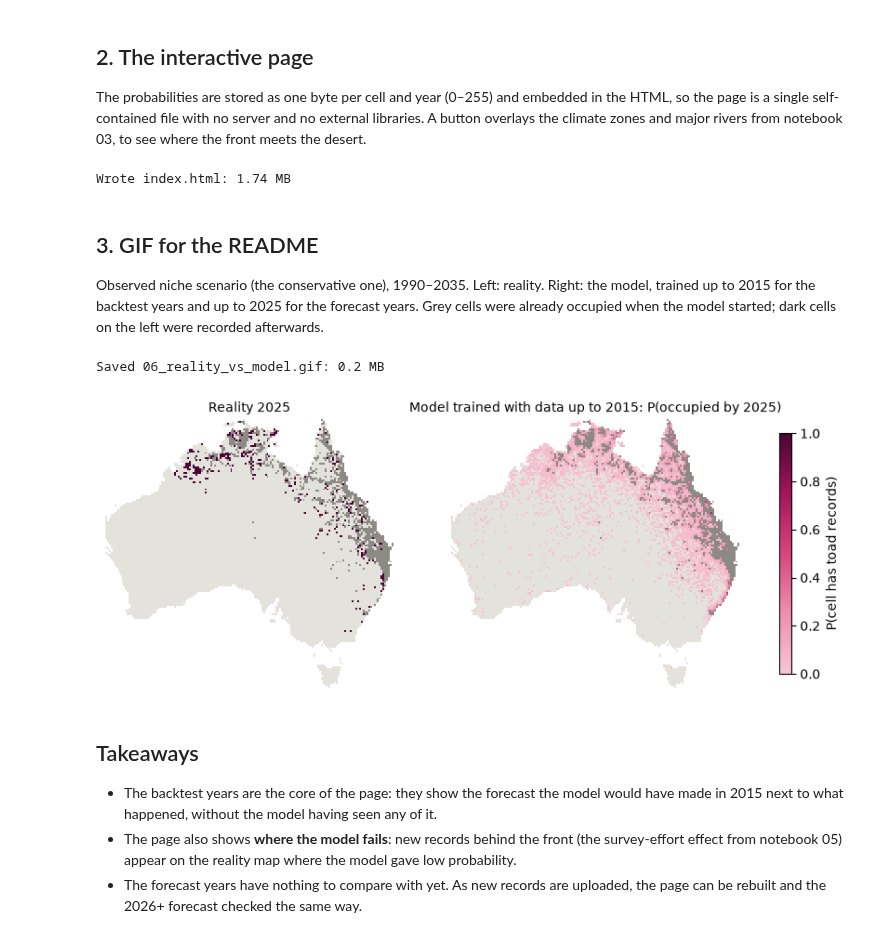
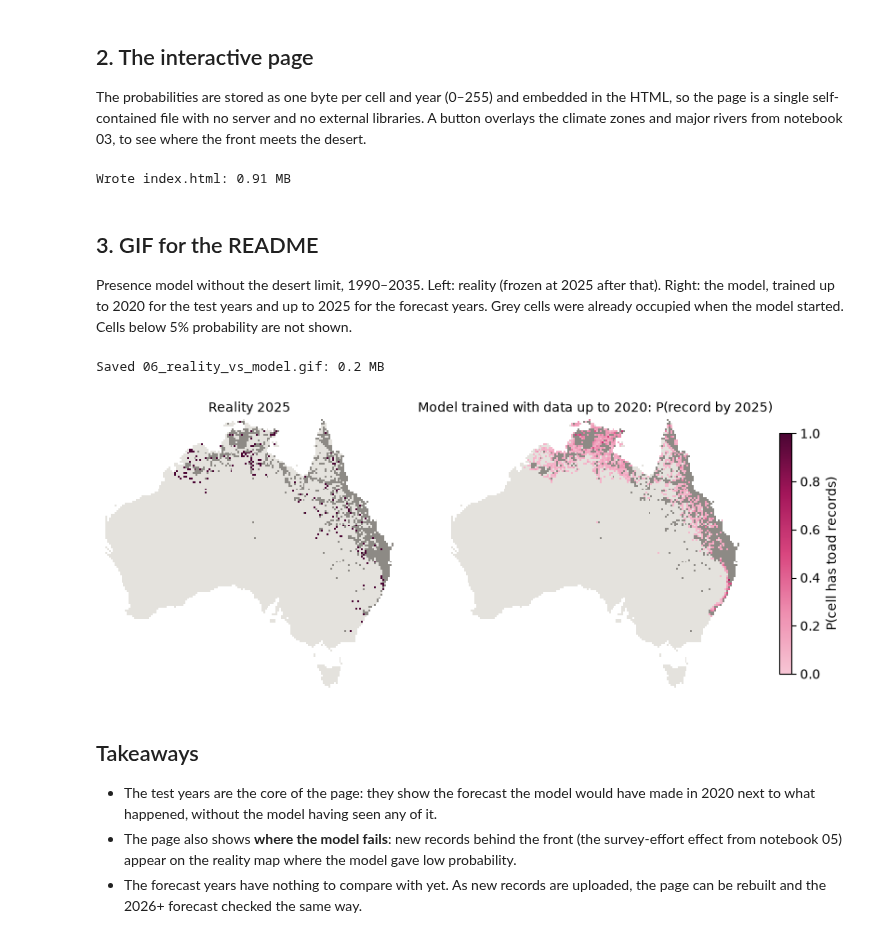
Before and after one commit to shalomilan/cane-toad-invasion, a Jupyter notebook: notebooks/06_reality_vs_model.ipynb, the cells around one changed output. Saved outputs shown, nothing was run; the diff lists cells and outputs as text; code cells hidden in the pictures.

```diff
--- a/notebooks/06_reality_vs_model.ipynb
+++ b/notebooks/06_reality_vs_model.ipynb
@@ -31,19 +34,20 @@ FIGURES = PROJECT_ROOT / "figures"
 SITE = PROJECT_ROOT / "docs"
 CELL_SIZE_M = 25_000
 CELL_KM2 = (CELL_SIZE_M / 1000) ** 2
-SCENARIOS = ["observed niche", "expanded niche", "observed niche, desert limit", "expanded niche, desert limit"]
-BACKTEST_YEARS = range(2016, 2026)
+SCENARIOS = ["presence model", "presence model, desert limit"]
+BACKTEST_YEARS = range(2021, 2026)
 FORECAST_YEARS = range(2026, 2036)
 MAP_RIVER_DISCHARGE_M3S = 20
 
 file_name = {s: s.replace(", ", "_").replace(" ", "_") for s in SCENARIOS}
-backtest = {s: pd.read_csv(PROCESSED / f"backtest_{file_name[s]}.csv") for s in SCENARIOS}
-forecast = {s: pd.read_csv(PROCESSED / f"forecast_{file_name[s]}.csv") for s in SCENARIOS}
-summary = pd.concat([pd.read_csv(PROCESSED / "simulation_summary_by_year.csv"),
-                     pd.read_csv(PROCESSED / "simulation_summary_by_year_desert_limit.csv")])
+backtest = {s: pd.read_csv(PROCESSED / f"backtest_records_{file_name[s]}.csv") for s in SCENARIOS}
+forecast = {s: pd.read_csv(PROCESSED / f"forecast_presence_{file_name[s]}.csv") for s in SCENARIOS}
+summary = pd.read_csv(PROCESSED / "simulation_summary_by_year_presence.csv")
+summary = summary.loc[((summary["period"] == "backtest") & (summary["measure"] == "records"))
+                      | ((summary["period"] == "forecast") & (summary["measure"] == "presence"))].drop(columns="measure")
 assert set(summary["scenario"]) == set(SCENARIOS)
 
-cells = forecast["observed niche"][["cx", "cy", "lon", "lat", "first_year"]]
+cells = forecast[SCENARIOS[0]][["cx", "cy", "lon", "lat", "first_year"]]
 for table in [*backtest.values(), *forecast.values()]:
     assert table[["cx", "cy"]].equals(cells[["cx", "cy"]]), "All tables must share the same cell order"
 print(f"{len(cells):,} cells; {np.isfinite(cells['first_year']).sum():,} with records by 2025")
@@ -132,11 +136,11 @@ page = SITE / "index.html"
 page.write_text(template.replace("/*__DATA__*/null", json.dumps(payload, separators=(",", ":"))), encoding="utf-8")
 print(f"Wrote {page.name}: {page.stat().st_size / 1e6:.2f} MB")
 # %% [output]
-Wrote index.html: 1.74 MB
+Wrote index.html: 0.91 MB
 # %% [markdown]
 ## 3. GIF for the README
 
-Observed niche scenario (the conservative one), 1990–2035. Left: reality. Right: the model, trained up to 2015 for the backtest years and up to 2025 for the forecast years. Grey cells were already occupied when the model started; dark cells on the left were recorded afterwards.
+Presence model without the desert limit, 1990–2035. Left: reality (frozen at 2025 after that). Right: the model, trained up to 2020 for the test years and up to 2025 for the forecast years. Grey cells were already occupied when the model started. Cells below 5% probability are not shown.
 # %%
 RAMP = LinearSegmentedColormap.from_list("ramp", ["#f7c6d5", "#ee8fb0", "#d9467f", "#a3165a", "#4a0533"])
 LAND, BASELINE, INK = (np.array([*to_rgb(h), 1]) for h in ["#e4e2dd", "#8d8a85", "#4a0533"])
@@ -152,18 +156,22 @@ def raster(colours: np.ndarray) -> np.ndarray:
     return image
 
 
-def frame_colours(year: int, scenario: str = "observed niche"):
-    baseline = year if year < 2016 else 2015 if year < 2026 else 2025
-    known = first_year <= baseline
+MIN_P = 0.05
+
+
+def frame_colours(year: int, scenario: str = "presence model"):
+    baseline = None if year <= 2020 else 2020 if year <= 2025 else 2025
     reality = np.tile(LAND, (len(cells), 1))
-    reality[known] = INK if year < 2016 else BASELINE
-    reality[(first_year > baseline) & (first_year <= min(year, 2025))] = INK
+    reality[first_year <= min(year, 2025)] = INK
+    if baseline == 2020:
+        reality[first_year <= 2020] = BASELINE
     model = np.tile(LAND, (len(cells), 1))
-    if year >= 2016:
+    if baseline is not None:
+        known = first_year <= baseline
         model[known] = BASELINE
-        source = backtest[scenario] if year < 2026 else forecast[scenario]
+        source = backtest[scenario] if year <= 2025 else forecast[scenario]
         p = source[f"p_{year}"].to_numpy()
-        shown = ~known & (p >= 0.01)
+        shown = ~known & (p >= MIN_P)
         model[shown] = RAMP(p[shown])
     return raster(reality), raster(model), baseline
 
@@ -182,8 +190,8 @@ def update(year):
     images[0].set_data(reality)
     images[1].set_data(model)
     axes[0].set_title("Reality" + (" (not observed yet, showing 2025)" if year > 2025 else ""), fontsize=10)
-    axes[1].set_title("Model: training period" if year < 2016 else f"Model trained with data up to {baseline}", fontsize=10)
-    phase = "history" if year < 2016 else "backtest" if year < 2026 else "forecast"
+    axes[1].set_title("Model: starts in 2021" if baseline is None else f"Model trained with data up to {baseline}", fontsize=10)
+    phase = "history" if year <= 2020 else "test" if year <= 2025 else "forecast"
     title.set_text(f"Cane toad invasion, {year} ({phase})")
     return images
 
@@ -198,17 +206,17 @@ Saved 06_reality_vs_model.gif: 0.2 MB
 # %%
 fig, axes = plt.subplots(1, 2, figsize=(11, 5.6))
 reality, model, _ = frame_colours(2025)
-for ax, image, label in zip(axes, [reality, model], ["Reality 2025", "Model trained with data up to 2015: P(occupied by 2025)"]):
+for ax, image, label in zip(axes, [reality, model], ["Reality 2025", "Model trained with data up to 2020: P(record by 2025)"]):
     ax.imshow(image, interpolation="nearest")
     ax.set_axis_off()
     ax.set_title(label, fontsize=10)
 fig.colorbar(plt.cm.ScalarMappable(cmap=RAMP), ax=axes, shrink=0.6, label="P(cell has toad records)")
 plt.savefig(FIGURES / "06_reality_vs_model_2025.png", dpi=150, bbox_inches="tight")
 # %% [output]
-[figure, old version]
+[figure, new version]
 # %% [markdown]
 ## Takeaways
 
-- The backtest years are the core of the page: they show the forecast the model would have made in 2015 next to what happened, without the model having seen any of it.
+- The test years are the core of the page: they show the forecast the model would have made in 2020 next to what happened, without the model having seen any of it.
 - The page also shows **where the model fails**: new records behind the front (the survey-effort effect from notebook 05) appear on the reality map where the model gave low probability.
 - The forecast years have nothing to compare with yet. As new records are uploaded, the page can be rebuilt and the 2026+ forecast checked the same way.
```
Also changed, not shown: parts of 1 cell of this notebook, 13 other files.
